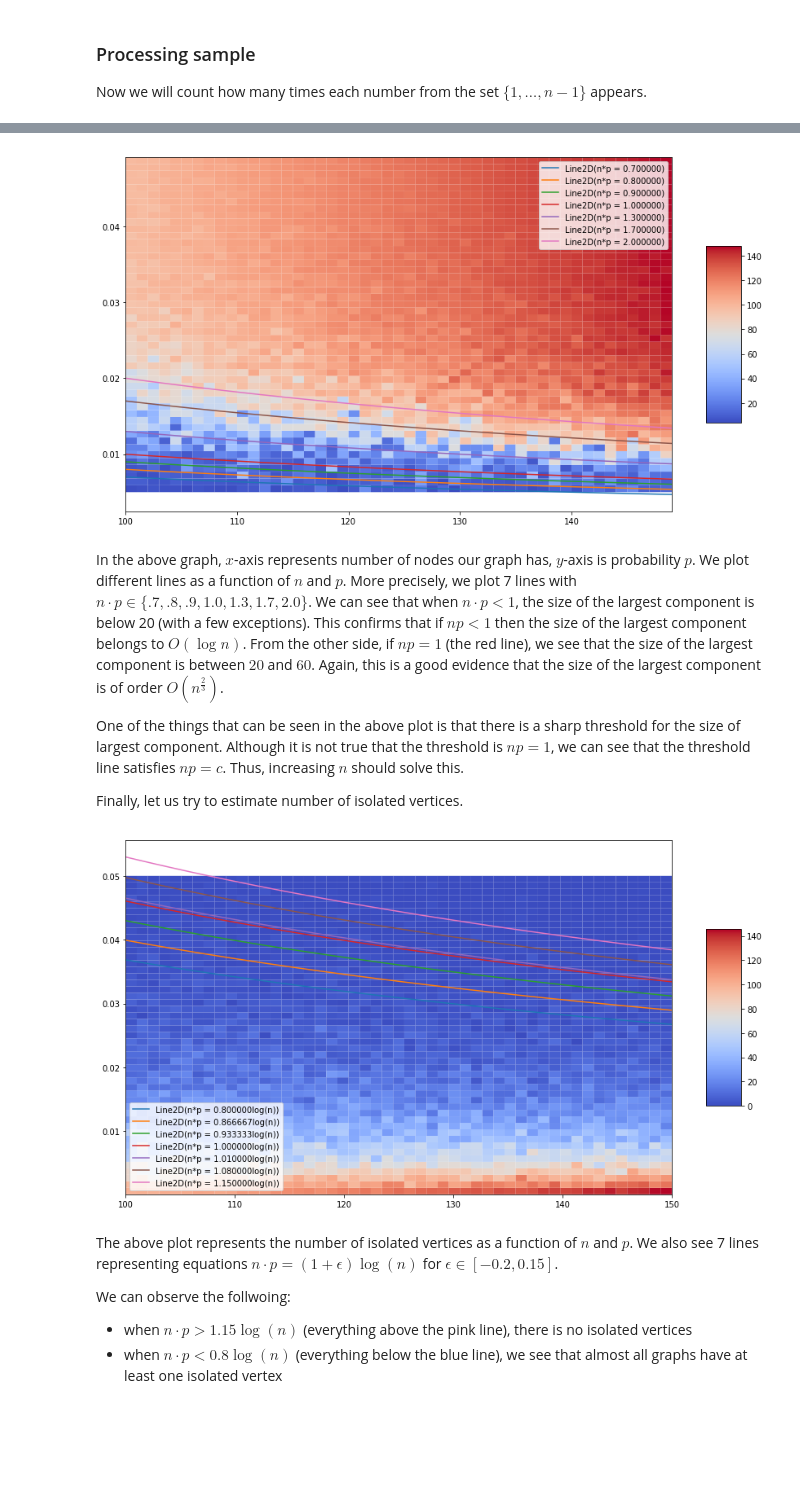
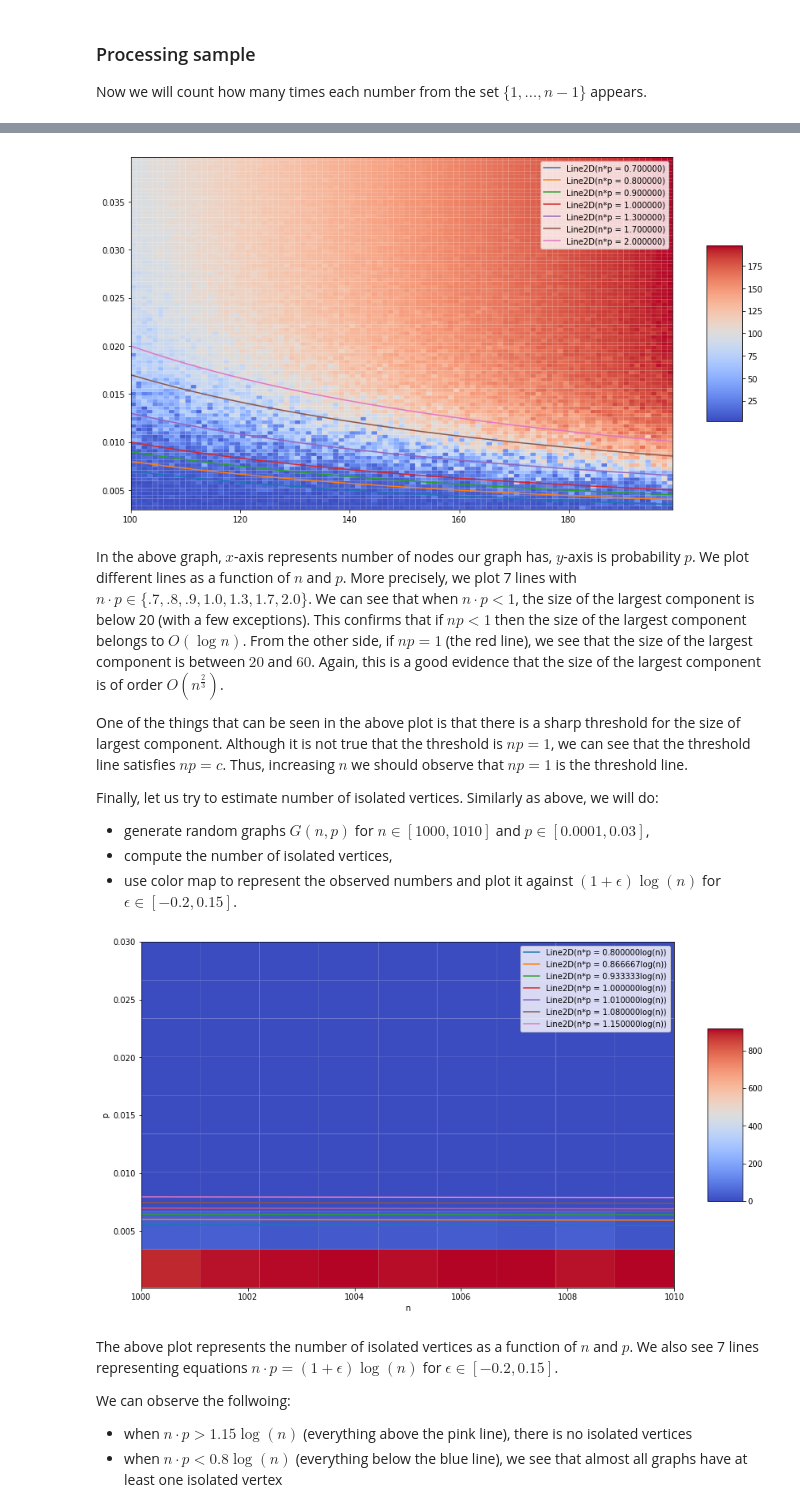
Before and after one commit to vladan-jovicic/ComplexNetworks, a Jupyter notebook: Notebooks/Assignment2.ipynb, the cells around one changed output, grey strips where cells are left out. Saved outputs shown, nothing was run; the diff lists cells and outputs as text; code cells hidden in the pictures; blank space fills up the shorter version.

```diff
--- a/Notebooks/Assignment2.ipynb
+++ b/Notebooks/Assignment2.ipynb
@@ -172,49 +163,57 @@ def plot3D(X, Y, Z):
 
     plt.show()
 
-component_experiment((100, 150), (0.005, 0.05))
+component_experiment((100, 200), (0.003, 0.04))
 # %% [output]
-[figure, old version]
+[figure, new version]
 # %% [markdown]
 In the above graph, $x$-axis represents number of nodes our graph has, $y$-axis is probability $p$. We plot different lines as a function of $n$ and $p$. More precisely, we plot 7 lines with $n\cdot p \in \{.7, .8, .9, 1.0, 1.3, 1.7, 2.0\}$. We can see that when $n\cdot p < 1$, the size of the largest component is below 20 (with a few exceptions). This confirms that if $np < 1$ then the size of the largest component belongs to $O(\log n)$.
 From the other side, if $np = 1$ (the red line), we see that the size of the largest component is between $20$ and $60$. Again, this is a good evidence that the size of the largest component is of order $O(n^{\frac{2}{3}})$.
 
-One of the things that can be seen in the above plot is that there is a sharp threshold for the size of largest component. Although it is not true that the threshold is $np = 1$, we can see that the threshold line satisfies $np = c$. Thus, increasing $n$ should solve this.
+One of the things that can be seen in the above plot is that there is a sharp threshold for the size of largest component. Although it is not true that the threshold is $np = 1$, we can see that the threshold line satisfies $np = c$. Thus, increasing $n$ we should observe that $np=1$ is the threshold line.
 
-Finally, let us try to estimate number of isolated vertices.
+Finally, let us try to estimate number of isolated vertices. Similarly as above, we will do:
+- generate random graphs $G(n, p)$ for $n \in [1000, 1010]$ and $p \in [0.0001, 0.03]$,
+- compute the number of isolated vertices,
+- use color map to represent the observed numbers and plot it against $(1+\epsilon)\log(n)$ for $\epsilon \in [-0.2, 0.15]$.
 # %%
 # number of isolated vertices when np in [(1-e)logn, (1+e)logn] for n in [100, 200] and p in [0.02, 0.5]
+def isolated_vertices_experiment((n_l, n_r), (p_l, p_r), epsilon):
+    p_size = n_size = int(n_r - n_l)
+    N, P = np.linspace(n_l, n_r, n_size), np.linspace(p_l, p_r, p_size)
 
-n_l, n_r = 100, 150
-p_l, p_r = 0.0001, 0.05
+    N, P = np.meshgrid(N, P)
+    CC = np.zeros((n_size, p_size))
+
+    for i in range(n_size):
+        for j in range(p_size):
+            G = er.er_np(int(N[i, j]), P[i, j])
+            isolated_vertices = G.find_isolated_vertices()
+            CC[i, j] = len(isolated_vertices)
+
+    fig = plt.figure(figsize=(15, 8))
+    mapa = plt.pcolor(N, P, CC, cmap=cm.coolwarm, antialiased=True)
+    fig.colorbar(mapa, shrink=0.5, aspect=5)
+
+    X = N[0]
+    lines = []
+    for prod in epsilon:
+        line, = plt.plot(X, ((1+prod)*np.log(X))/X, label="n*p = %flog(n)"%(1+prod))
+        lines.append(line)
+
+    plt.legend(lines)
+    plt.xlabel("n")
+    plt.ylabel("p")
+
+    plt.show()
+
+n_l, n_r = 1000, 1010
+p_l, p_r = 0.0001, 0.03
 epsilon = np.concatenate((np.linspace(-0.2, 0.0, 4), np.linspace(0.01, 0.15, 3)))
-p_size = n_size = int(n_r - n_l)
-N, P = np.linspace(n_l, n_r, n_size), np.linspace(p_l, p_r, p_size)
-
-N, P = np.meshgrid(N, P)
-CC = np.zeros((n_size, p_size))
-
-for i in range(n_size):
-    for j in range(p_size):
-        G = er.er_np(int(N[i, j]), P[i, j])
-        isolated_vertices = G.find_isolated_vertices()
-        CC[i, j] = len(isolated_vertices)
-
-fig = plt.figure(figsize=(15, 8))
-mapa = plt.pcolor(N, P, CC, cmap=cm.coolwarm, antialiased=True)
-fig.colorbar(mapa, shrink=0.5, aspect=5)
-
-X = N[0]
-lines = []
-for prod in epsilon:
-    line, = plt.plot(X, ((1+prod)*np.log(X))/X, label="n*p = %flog(n)"%(1+prod))
-    lines.append(line)
-
-plt.legend(lines)
-
-plt.show()
+# run the experiment
+isolated_vertices_experiment((n_l, n_r), (p_l, p_r), epsilon)
 # %% [output]
-[figure, old version]
+[figure, new version]
 # %% [markdown]
 The above plot represents the number of isolated vertices as a function of $n$ and $p$. We also see 7 lines representing equations $n\cdot p = (1+\epsilon)\log(n)$ for $\epsilon \in [-0.2, 0.15]$.
 
```
Also changed, not shown: parts of 11 cells of this notebook, 29 other files.
